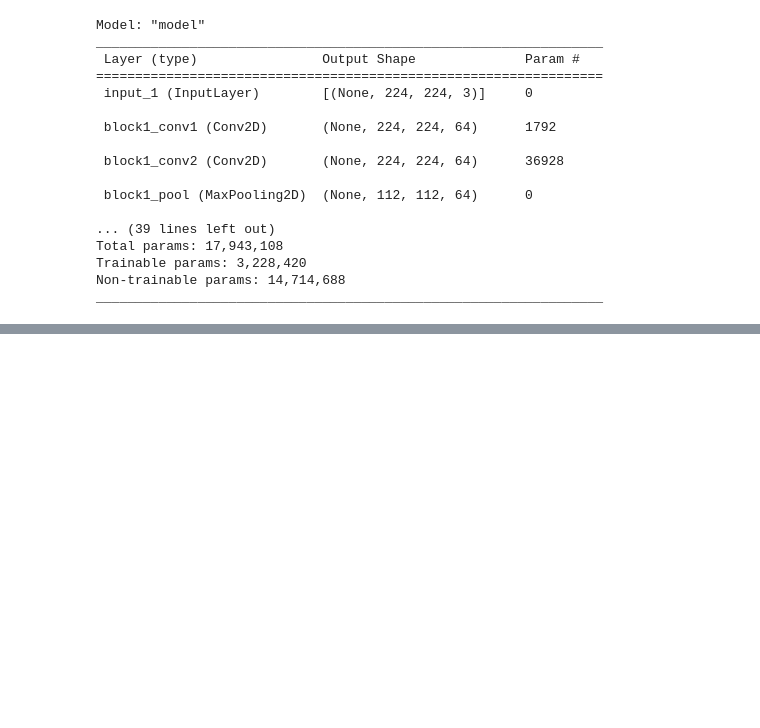
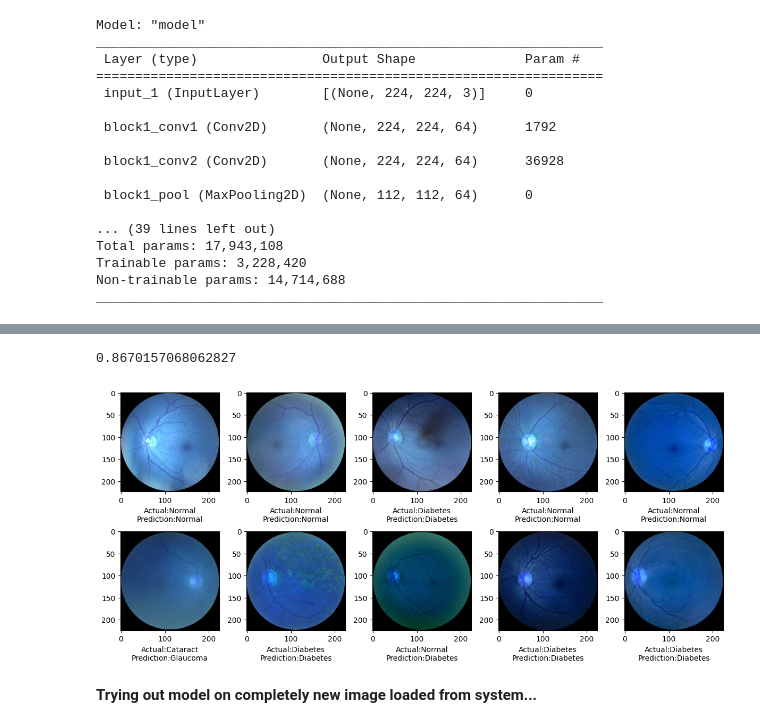
Before and after one commit to md-marop-hossain/Ocular-Disease-Recognition-Project-CSE499A, a Jupyter notebook: ODR(Normal,_Cataract,_Diabetes,_and_Glaucoma)_using_different_Model.ipynb, the cells around one changed output, grey strips where cells are left out. Saved outputs shown, nothing was run; the diff lists cells and outputs as text; code cells hidden in the pictures; blank space fills up the shorter version.

```diff
--- a/ODR(Normal,_Cataract,_Diabetes,_and_Glaucoma)_using_different_Model.ipynb
+++ b/ODR(Normal,_Cataract,_Diabetes,_and_Glaucoma)_using_different_Model.ipynb
@@ -334,0 +525,38 @@ Y_test = np.argmax(Y_test, axis=1)
+# %%
+accuracy_score(Y_test, Y_pred, normalize=True)
+# %% [output]
+0.8670157068062827
+# %%
+plt.figure(figsize=(12,10))
+for i in range(10):
+    sample = random.choice(range(len(X_test)))
+    image = X_test[sample]
+    category = Y_test[sample]
+    pred_category = Y_pred[sample]
+
+    if category== 0:
+        label = "Normal"
+    elif category == 1:
+        label = "Cataract"
+    elif category == 2:
+        label = "Diabetes"
+    elif category == 3:
+        label = "Glaucoma"
+
+    if pred_category== 0:
+        pred_label = "Normal"
+    elif pred_category == 1:
+        pred_label = "Cataract"
+    elif pred_category == 2:
+        pred_label = "Diabetes"
+    elif pred_category == 3:
+        pred_label = "Glaucoma"
+
+    plt.subplot(4,5,i+1)
+    plt.imshow(image)
+    plt.xlabel("Actual:{}\nPrediction:{}".format(label,pred_label))
+plt.tight_layout()
+# %% [output]
+[figure, added]
+# %% [markdown]
+**Trying out model on completely new image loaded from system...**
```
Also changed, not shown: parts of 42 cells of this notebook.
